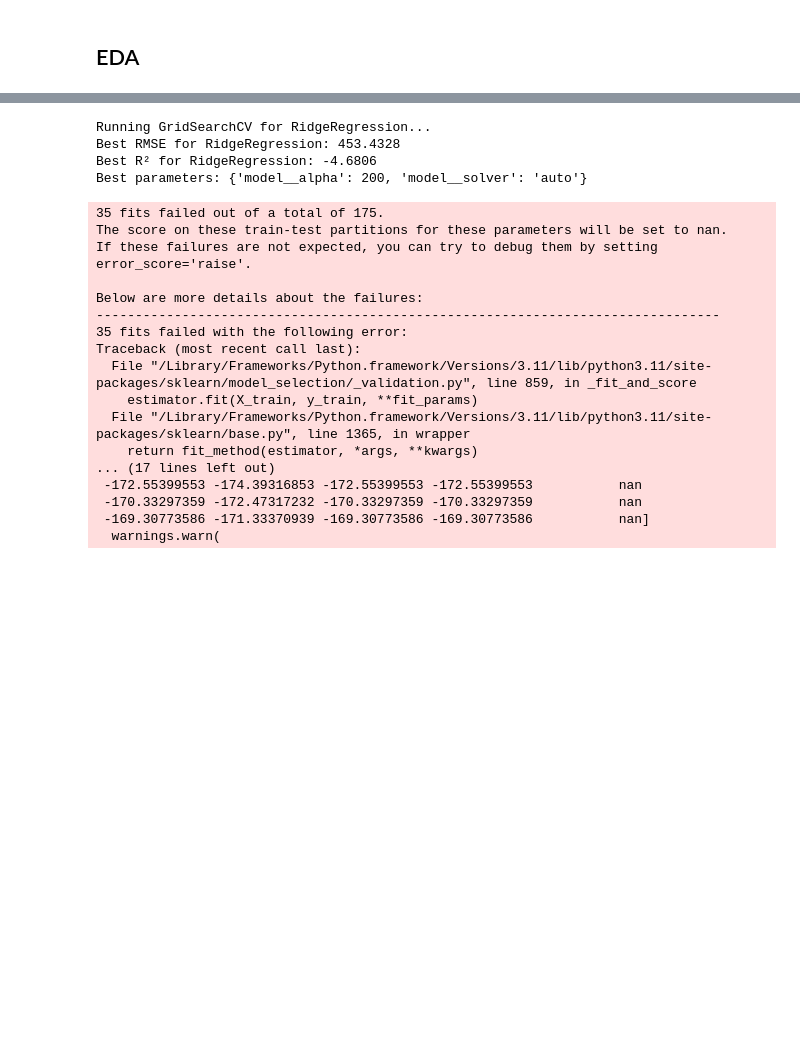
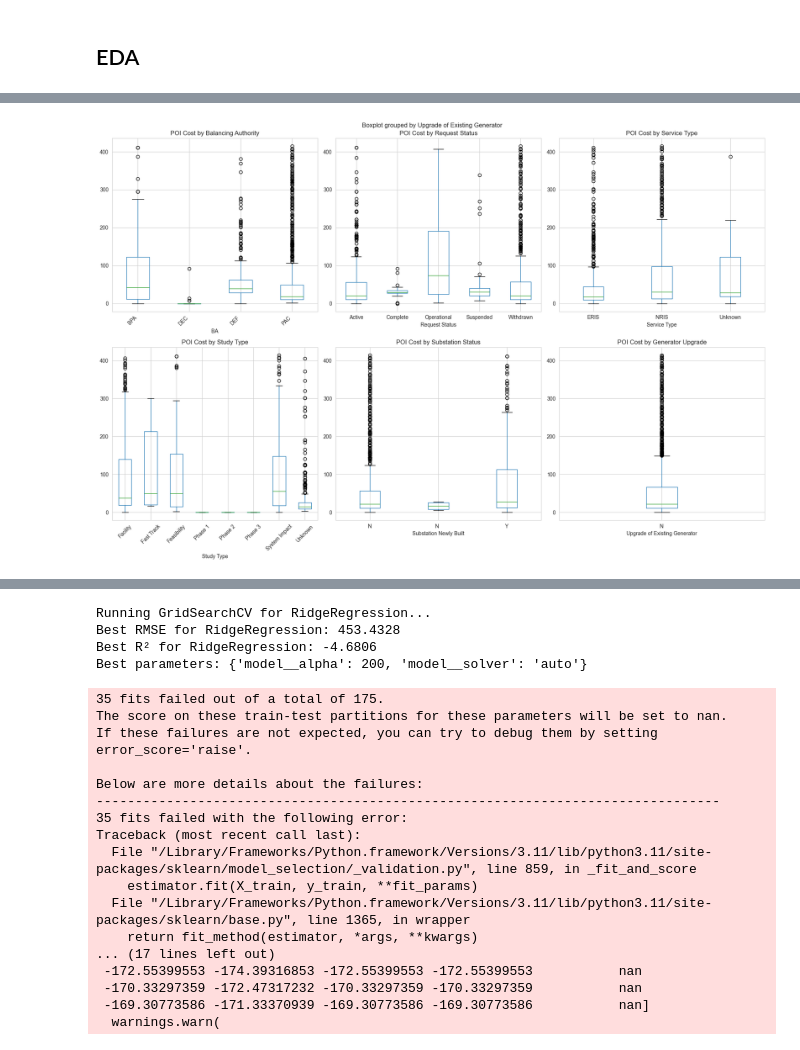
Before and after one commit to cloover7/interconnection-queue-predictions, a Jupyter notebook: interconnection_costs.ipynb, the cells around one changed output, grey strips where cells are left out. Cells and saved outputs as stored; diff of their text form; code cells hidden in the pictures; blank space fills up the shorter version.

```diff
--- a/interconnection_costs.ipynb
+++ b/interconnection_costs.ipynb
@@ -107,0 +205,40 @@ print(mse)
+# %%
+## Categorical Features
+fig, axes = plt.subplots(2, 3, figsize=(18, 12))
+
+# Balancing Authority
+df.boxplot(column='$2024 POI Cost/kW', by='BA', ax=axes[0, 0], rot=90)
+axes[0, 0].set_title('POI Cost by Balancing Authority')
+axes[0, 0].set_xlabel('BA')
+plt.sca(axes[0, 0])
+plt.xticks(rotation=45, ha='right')
+
+# Request Status
+df.boxplot(column='$2024 POI Cost/kW', by='Request Status', ax=axes[0, 1])
+axes[0, 1].set_title('POI Cost by Request Status')
+axes[0, 1].set_xlabel('Request Status')
+
+# Service Type
+df.boxplot(column='$2024 POI Cost/kW', by='Service Type', ax=axes[0, 2])
+axes[0, 2].set_title('POI Cost by Service Type')
+axes[0, 2].set_xlabel('Service Type')
+
+# Study Type
+df.boxplot(column='$2024 POI Cost/kW', by='Study Type', ax=axes[1, 0], rot=45)
+axes[1, 0].set_title('POI Cost by Study Type')
+axes[1, 0].set_xlabel('Study Type')
+
+# Substation Newly Built
+df.boxplot(column='$2024 POI Cost/kW', by='Substation Newly Built', ax=axes[1, 1])
+axes[1, 1].set_title('POI Cost by Substation Status')
+axes[1, 1].set_xlabel('Substation Newly Built')
+
+# Upgrade of Existing Generator
+df.boxplot(column='$2024 POI Cost/kW', by='Upgrade of Existing Generator', ax=axes[1, 2])
+axes[1, 2].set_title('POI Cost by Generator Upgrade')
+axes[1, 2].set_xlabel('Upgrade of Existing Generator')
+
+plt.tight_layout()
+plt.show()
+# %% [output]
+[figure, added]
```
Also changed, not shown: parts of 25 cells of this notebook.
